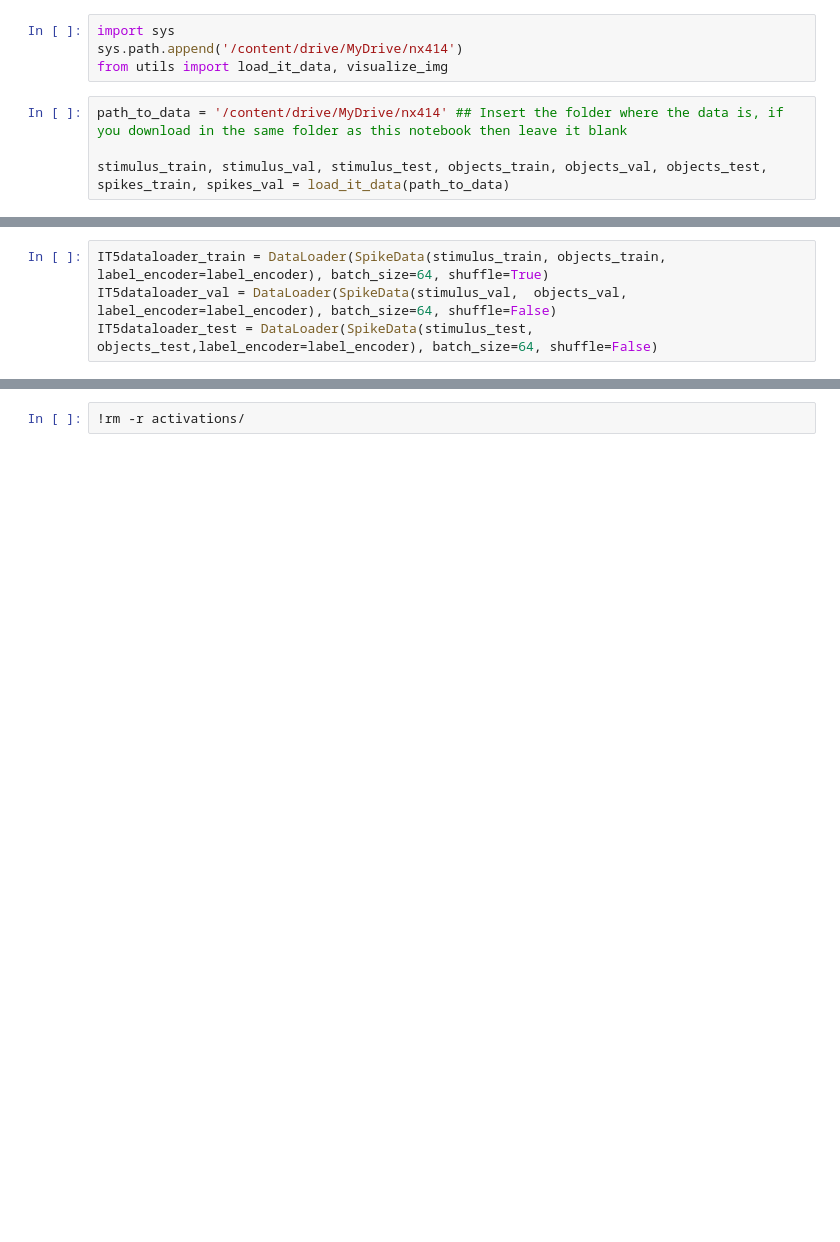
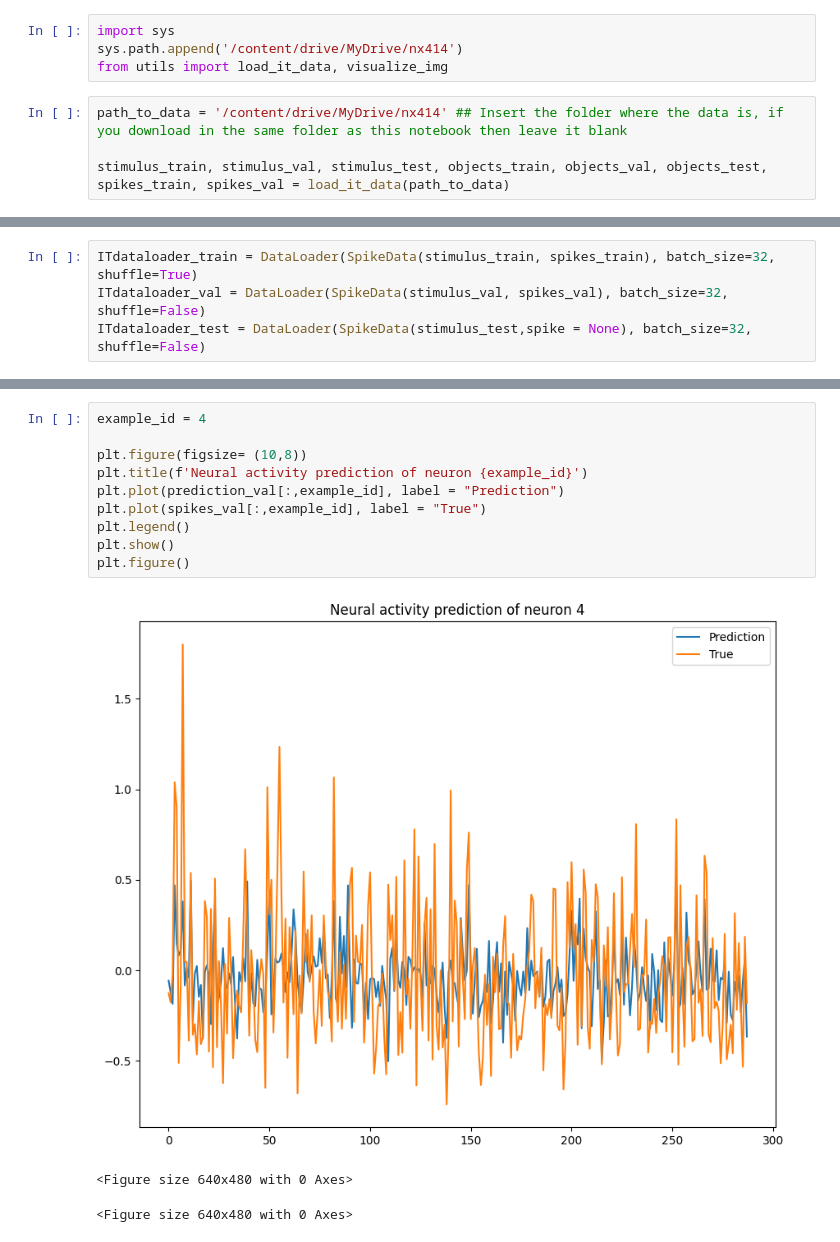
Before and after one commit to ZyLiao-0011/NX414, a Jupyter notebook: data_driven.ipynb, the cells around one changed output, grey strips where cells are left out. Cells and saved outputs as stored; diff of their text form; blank space fills up the shorter version.

```diff
--- a/data_driven.ipynb
+++ b/data_driven.ipynb
@@ -51,6 +48,6 @@ class SpikeData(Dataset):
 # %%
-IT5dataloader_train = DataLoader(SpikeData(stimulus_train, objects_train, label_encoder=label_encoder), batch_size=64, shuffle=True)
-IT5dataloader_val = DataLoader(SpikeData(stimulus_val,  objects_val, label_encoder=label_encoder), batch_size=64, shuffle=False)
-IT5dataloader_test = DataLoader(SpikeData(stimulus_test, objects_test,label_encoder=label_encoder), batch_size=64, shuffle=False)
+ITdataloader_train = DataLoader(SpikeData(stimulus_train, spikes_train), batch_size=32, shuffle=True)
+ITdataloader_val = DataLoader(SpikeData(stimulus_val, spikes_val), batch_size=32, shuffle=False)
+ITdataloader_test = DataLoader(SpikeData(stimulus_test,spike = None), batch_size=32, shuffle=False)
 # %%
 class ShallowCNN(nn.Module):
@@ -344,3 +295,15 @@ Pearson correlation on training set: 0.6206696852246076
 <Figure size 640x480 with 0 Axes>
-# %%
-!rm -r activations/
+# %%
+example_id = 4
+
+plt.figure(figsize= (10,8))
+plt.title(f'Neural activity prediction of neuron {example_id}')
+plt.plot(prediction_val[:,example_id], label = "Prediction")
+plt.plot(spikes_val[:,example_id], label = "True")
+plt.legend()
+plt.show()
+plt.figure()
+# %% [output]
+[figure, added]
+<Figure size 640x480 with 0 Axes>
+<Figure size 640x480 with 0 Axes>
```
Also changed, not shown: parts of 19 cells of this notebook.
